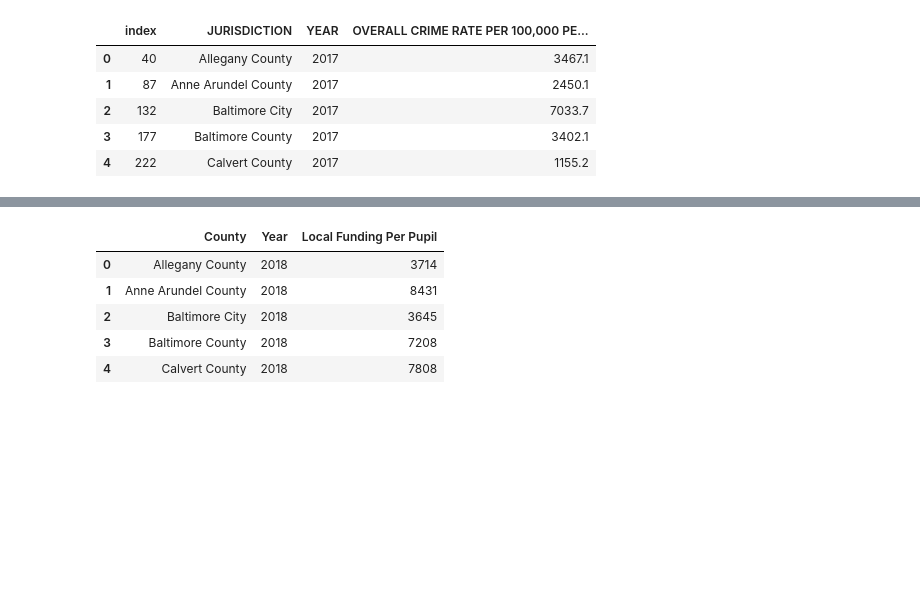
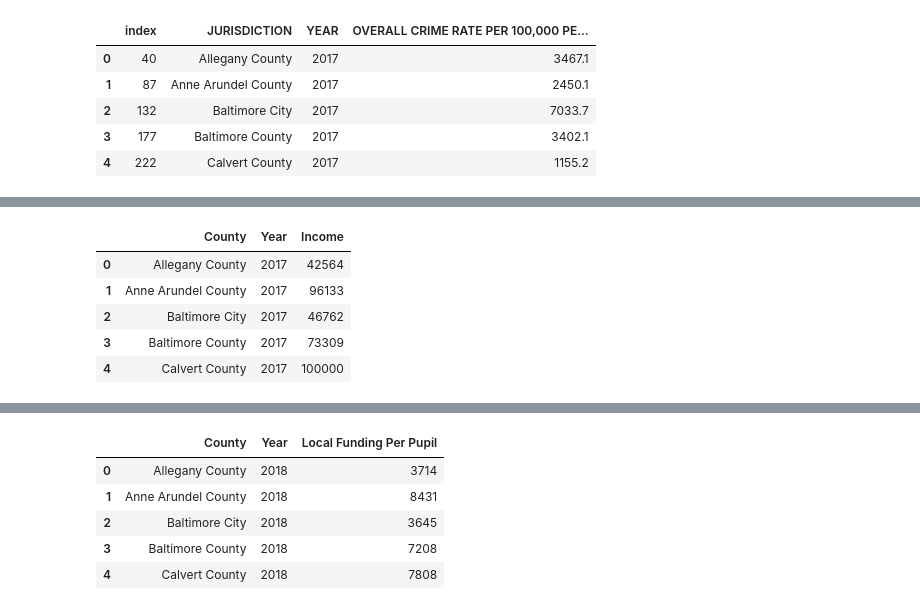
Before and after one commit to lgmueller/lgmueller.github.io, a Jupyter notebook: final-project/final-project.ipynb, the cells around one changed output, grey strips where cells are left out. Cells and saved outputs as stored; diff of their text form; code cells hidden in the pictures; blank space fills up the shorter version.

```diff
--- a/final-project/final-project.ipynb
+++ b/final-project/final-project.ipynb
@@ -186,30 +198,39 @@ income_19 = income_df[income_df['Year'] == 2019]
 income_17 = income_17.T
 # delete year column
 income_17 = income_17.iloc[1:, :]
 # rename column to income
 income_17.rename(columns = {14:'Income'}, inplace = True)
 # add year column
 income_17 = income_17.assign(Year='2017')[['Year'] + income_17.columns.tolist()]
 
 # transpose data frame so county names are rows (similar to violent crime data frame)
 income_18 = income_18.T
 # delete year column
 income_18 = income_18.iloc[1:, :]
 # rename column to income
 income_18.rename(columns = {16:'Income'}, inplace = True)
 # add year column
 income_18 = income_18.assign(Year='2018')[['Year'] + income_18.columns.tolist()]
 
 # transpose data frame so county names are rows (similar to violent crime data frame)
 income_19 = income_19.T
 # delete year column
 income_19 = income_19.iloc[1:, :]
 # rename column to income
 income_19.rename(columns = {18:'Income'}, inplace = True)
 # add year column
 income_19 = income_19.assign(Year='2019')[['Year'] + income_19.columns.tolist()]
 
 # merge all three dataframes
 income_df = pd.concat([income_17, income_18, income_19])
 income_df.reset_index(inplace=True)
 income_df.rename(columns = {'index':'County'}, inplace = True)
+
+income_df.head()
+# %% [output]
+|  | County | Year | Income |
+| 0 | Allegany County | 2017 | 42564 |
+| 1 | Anne Arundel County | 2017 | 96133 |
+| 2 | Baltimore City | 2017 | 46762 |
+| 3 | Baltimore County | 2017 | 73309 |
+| 4 | Calvert County | 2017 | 100000 |
```
Also changed, not shown: parts of 13 cells of this notebook.
